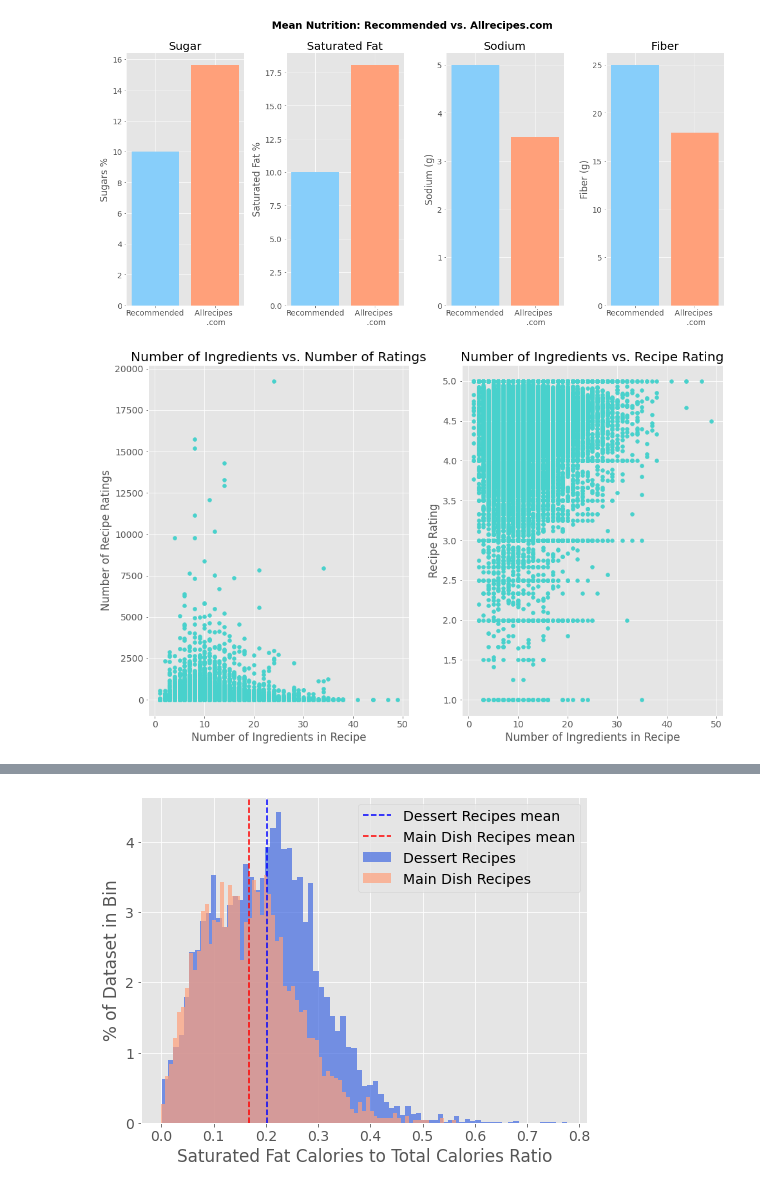
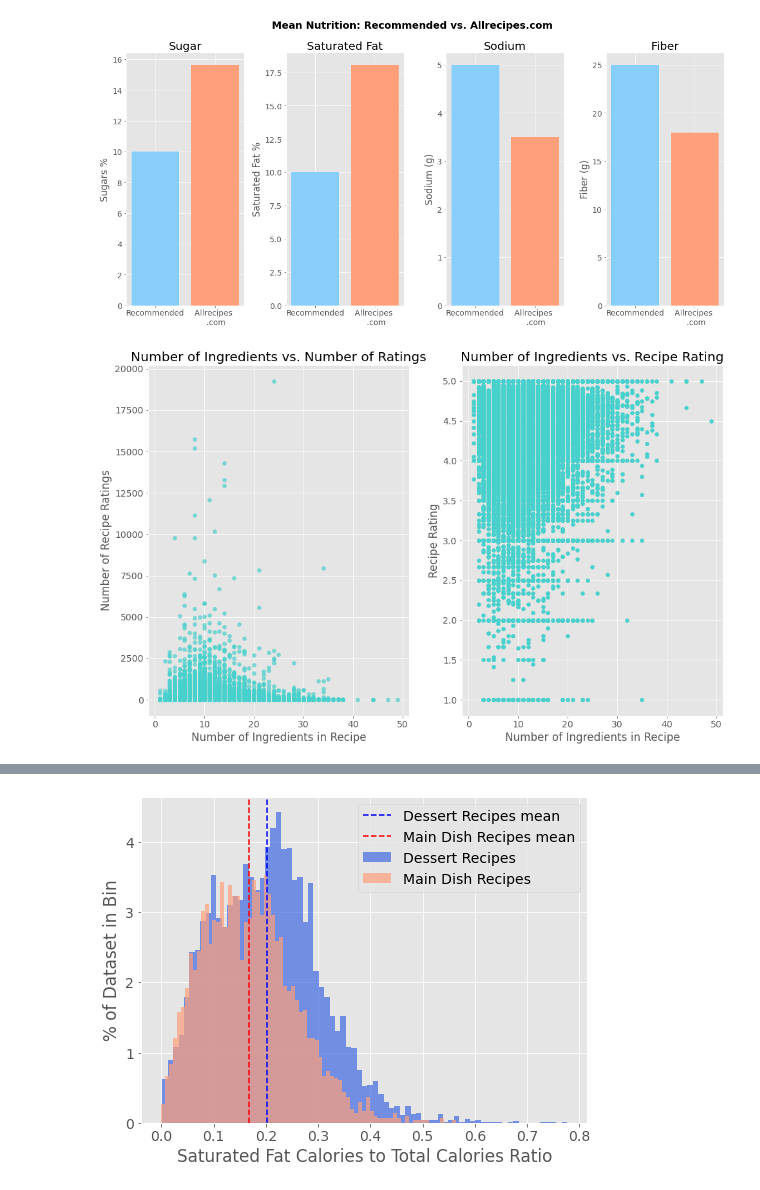
Before and after one commit to kaelynn-rose/RecipeEDA, a Jupyter notebook: Allrecipes_EDA_notebook/recipeEDA_notebook.ipynb, the cells around one changed output, grey strips where cells are left out. Cells and saved outputs as stored; diff of their text form; code cells hidden in the pictures.

```diff
--- a/Allrecipes_EDA_notebook/recipeEDA_notebook.ipynb
+++ b/Allrecipes_EDA_notebook/recipeEDA_notebook.ipynb
@@ -311,20 +311,20 @@ plt.show()
 # %%
 ##### Ingredients vs. ratings
 
 num_ingredients = [len(x.split(',')) for x in df['recipeIngredient']] # number of ingredients per recipe
 rating_count = df['aggregateRating.ratingCount'] # number of ratings per recipe
 rating = df['aggregateRating.ratingValue'] # average rating per recipe
 
 # plot number of ingredients vs. number of ratings and mean rating
 fig, (ax1,ax2) = plt.subplots(1,2,figsize=(16,10))
-ax1.scatter(num_ingredients,rating_count, color='mediumturquoise')
+ax1.scatter(num_ingredients,rating_count, color='mediumturquoise',alpha=0.7)
 ax1.set_xlabel('Number of Ingredients in Recipe')
 ax1.set_ylabel('Number of Recipe Ratings')
 ax1.set_title('Number of Ingredients vs. Number of Ratings')
 ax2.scatter(num_ingredients,rating, color='mediumturquoise')
 ax2.set_xlabel('Number of Ingredients in Recipe')
 ax2.set_ylabel('Recipe Rating')
 ax2.set_title('Number of Ingredients vs. Recipe Rating')
 plt.show()
 # %% [output]
-[figure, old version]
+[figure, new version]
```
Also changed, not shown: parts of 2 cells of this notebook.
